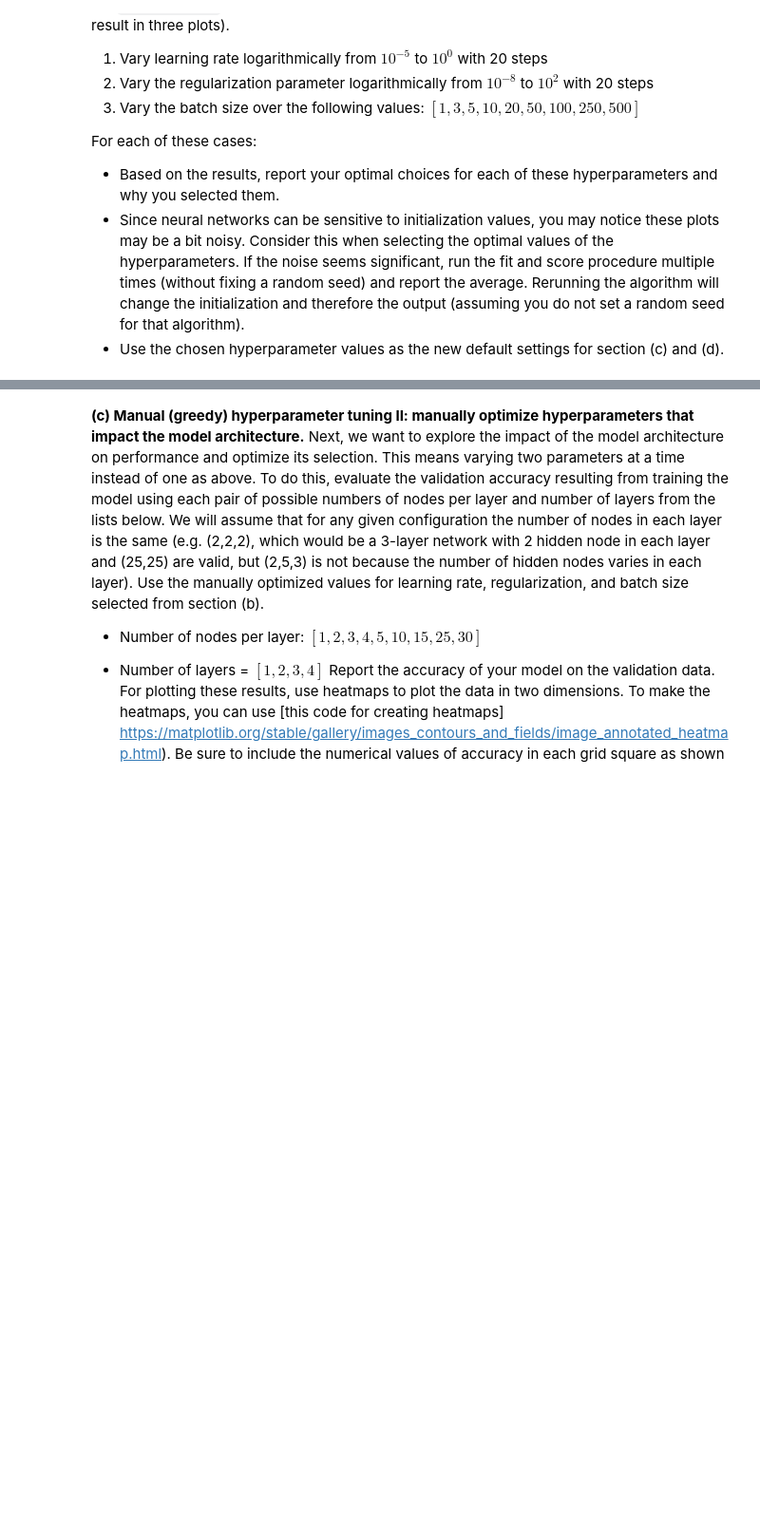
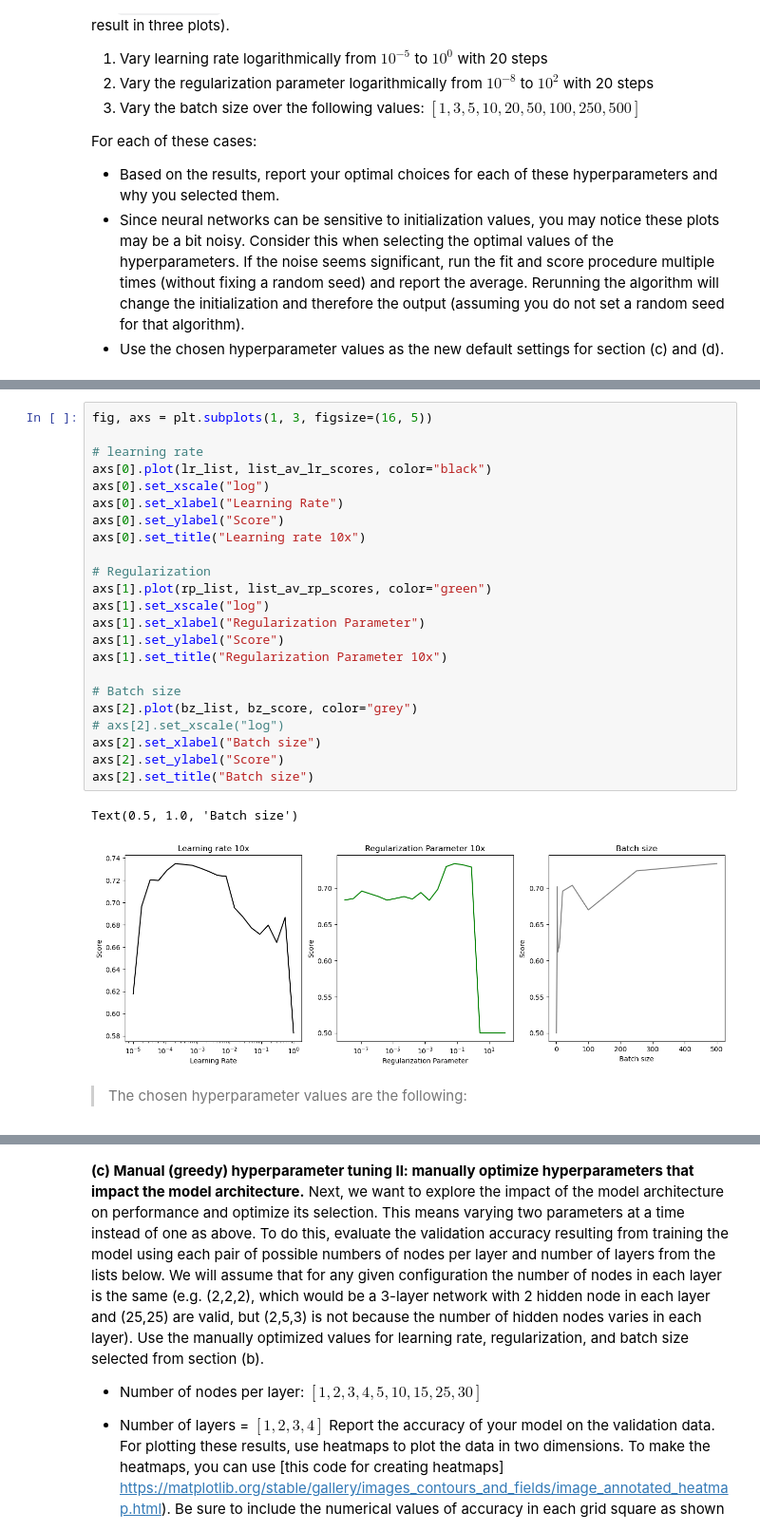
Before and after one commit to dani-jimlar/ML_assignments, a Jupyter notebook: a_4/Assignment_4.ipynb, the cells around one changed output, grey strips where cells are left out. Shown at 95% size. Saved outputs shown, nothing was run; the diff lists cells and outputs as text; blank space fills up the shorter version.

```diff
--- a/a_4/Assignment_4.ipynb
+++ b/a_4/Assignment_4.ipynb
@@ -253,0 +417,28 @@ For each of these cases:
+# %%
+fig, axs = plt.subplots(1, 3, figsize=(16, 5))
+
+# learning rate
+axs[0].plot(lr_list, list_av_lr_scores, color="black")
+axs[0].set_xscale("log")
+axs[0].set_xlabel("Learning Rate")
+axs[0].set_ylabel("Score")
+axs[0].set_title("Learning rate 10x")
+
+# Regularization
+axs[1].plot(rp_list, list_av_rp_scores, color="green")
+axs[1].set_xscale("log")
+axs[1].set_xlabel("Regularization Parameter")
+axs[1].set_ylabel("Score")
+axs[1].set_title("Regularization Parameter 10x")
+
+# Batch size
+axs[2].plot(bz_list, bz_score, color="grey")
+# axs[2].set_xscale("log")
+axs[2].set_xlabel("Batch size")
+axs[2].set_ylabel("Score")
+axs[2].set_title("Batch size")
+# %% [output]
+Text(0.5, 1.0, 'Batch size')
+[figure, added]
+# %% [markdown]
+> The chosen hyperparameter values are the following:
```
Also changed, not shown: parts of 16 cells of this notebook, 1 other file.
